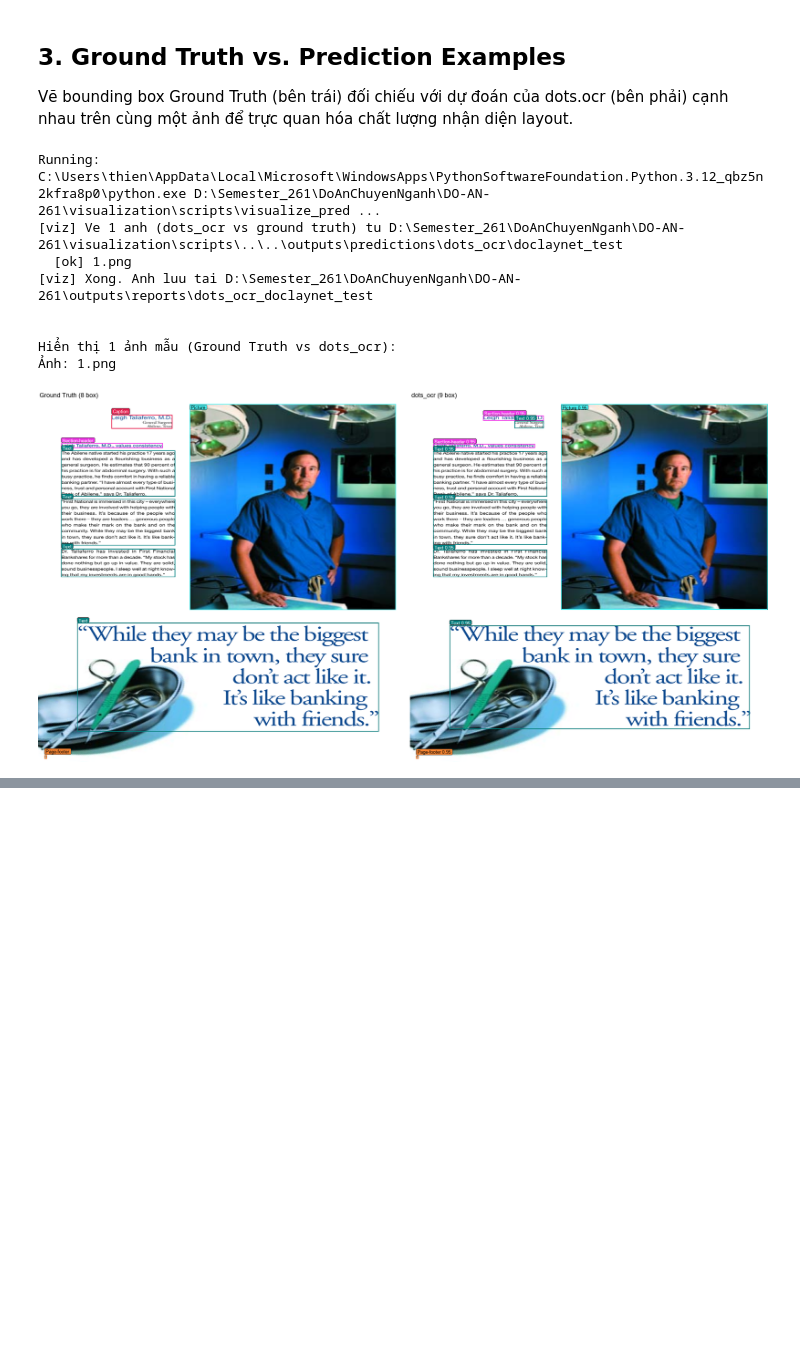
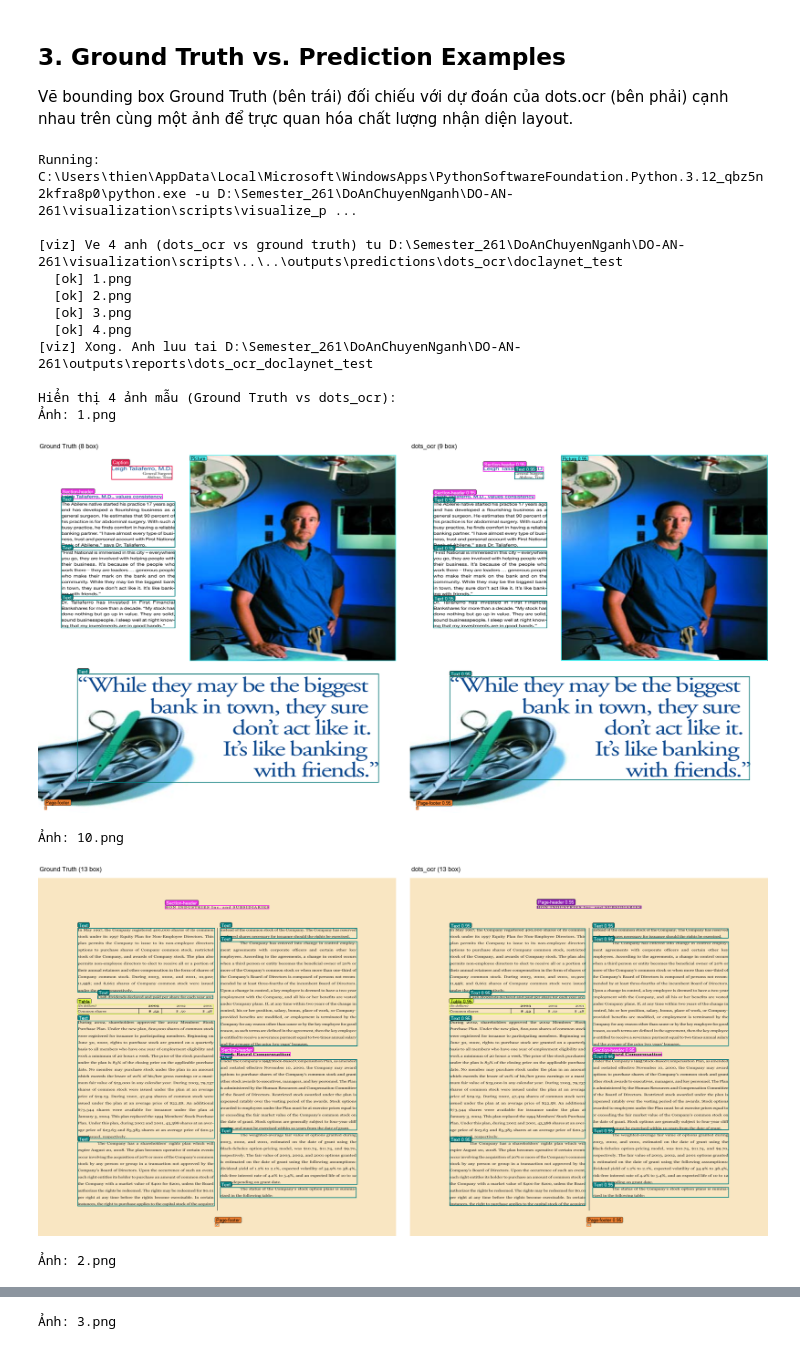
Before and after one commit to minhnguyenrun/Do-an-chuyen-nganh-261, a Jupyter notebook: methods/dots_ocr/notebooks/dots_ocr_report.ipynb, the cells around one changed output, grey strips where cells are left out. Drawn from its saved outputs; the diff is of its cells as text; code cells hidden in the pictures; blank space fills up the shorter version.

```diff
--- a/methods/dots_ocr/notebooks/dots_ocr_report.ipynb
+++ b/methods/dots_ocr/notebooks/dots_ocr_report.ipynb
@@ -175,37 +211,55 @@ Vẽ bounding box Ground Truth (bên trái) đối chiếu với dự đoán c
 # %%
 viz_script = ROOT / "visualization" / "scripts" / "visualize_predictions.py"
 cmd = [
     sys.executable,
+    "-u",
     str(viz_script),
     "--method", METHOD,
     "--dataset", DATASET,
     "--split", SPLIT,
     "--limit", str(FIGURE_LIMIT),
     "--output-dir", str(FIGURES_DIR),
 ]
 
-print(f"Running: {' '.join(cmd)}")
-res = subprocess.run(cmd, capture_output=True, text=True, cwd=str(ROOT), encoding="utf-8", errors="replace")
-print(res.stdout)
-if res.stderr:
-    print("Errors / Warnings:", res.stderr[-500:])
+print(f"Running: {' '.join(cmd)}\n", flush=True)
 
-import glob
+process = subprocess.Popen(
+    cmd,
+    stdout=subprocess.PIPE,
+    stderr=subprocess.STDOUT,
+    text=True,
+    cwd=str(ROOT),
+    encoding="utf-8",
+    errors="replace",
+    bufsize=1,
+)
+
+for line in process.stdout:
+    print(line, end="", flush=True)
+
+process.wait()
+
 from IPython.display import Image, display
 
 fig_files = sorted(FIGURES_DIR.glob("*.png"))
 sample_files = [f for f in fig_files if f.name != "metrics_chart.png"][:4]
 print(f"\nHiển thị {len(sample_files)} ảnh mẫu (Ground Truth vs {METHOD}):")
 for f in sample_files:
     print(f"Ảnh: {f.name}")
     display(Image(filename=str(f)))
 # %% [output]
-Running: C:\Users\thien\AppData\Local\Microsoft\WindowsApps\PythonSoftwareFoundation.Python.3.12_qbz5n2kfra8p0\python.exe D:\Semester_261\DoAnChuyenNganh\DO-AN-261\visualization\scripts\visualize_pred ...
-[viz] Ve 1 anh (dots_ocr vs ground truth) tu D:\Semester_261\DoAnChuyenNganh\DO-AN-261\visualization\scripts\..\..\outputs\predictions\dots_ocr\doclaynet_test
+Running: C:\Users\thien\AppData\Local\Microsoft\WindowsApps\PythonSoftwareFoundation.Python.3.12_qbz5n2kfra8p0\python.exe -u D:\Semester_261\DoAnChuyenNganh\DO-AN-261\visualization\scripts\visualize_p ...
+
+[viz] Ve 4 anh (dots_ocr vs ground truth) tu D:\Semester_261\DoAnChuyenNganh\DO-AN-261\visualization\scripts\..\..\outputs\predictions\dots_ocr\doclaynet_test
   [ok] 1.png
+  [ok] 2.png
+  [ok] 3.png
+  [ok] 4.png
 [viz] Xong. Anh luu tai D:\Semester_261\DoAnChuyenNganh\DO-AN-261\outputs\reports\dots_ocr_doclaynet_test
 
-
-Hiển thị 1 ảnh mẫu (Ground Truth vs dots_ocr):
+Hiển thị 4 ảnh mẫu (Ground Truth vs dots_ocr):
 Ảnh: 1.png
 [figure]
+Ảnh: 10.png
+[figure, added]
+Ảnh: 2.png
@@ -211,0 +267 @@ Hiển thị 1 ảnh mẫu (Ground Truth vs dots_ocr):
+Ảnh: 3.png
```
Also changed, not shown: parts of 4 cells of this notebook, 1 other file.
